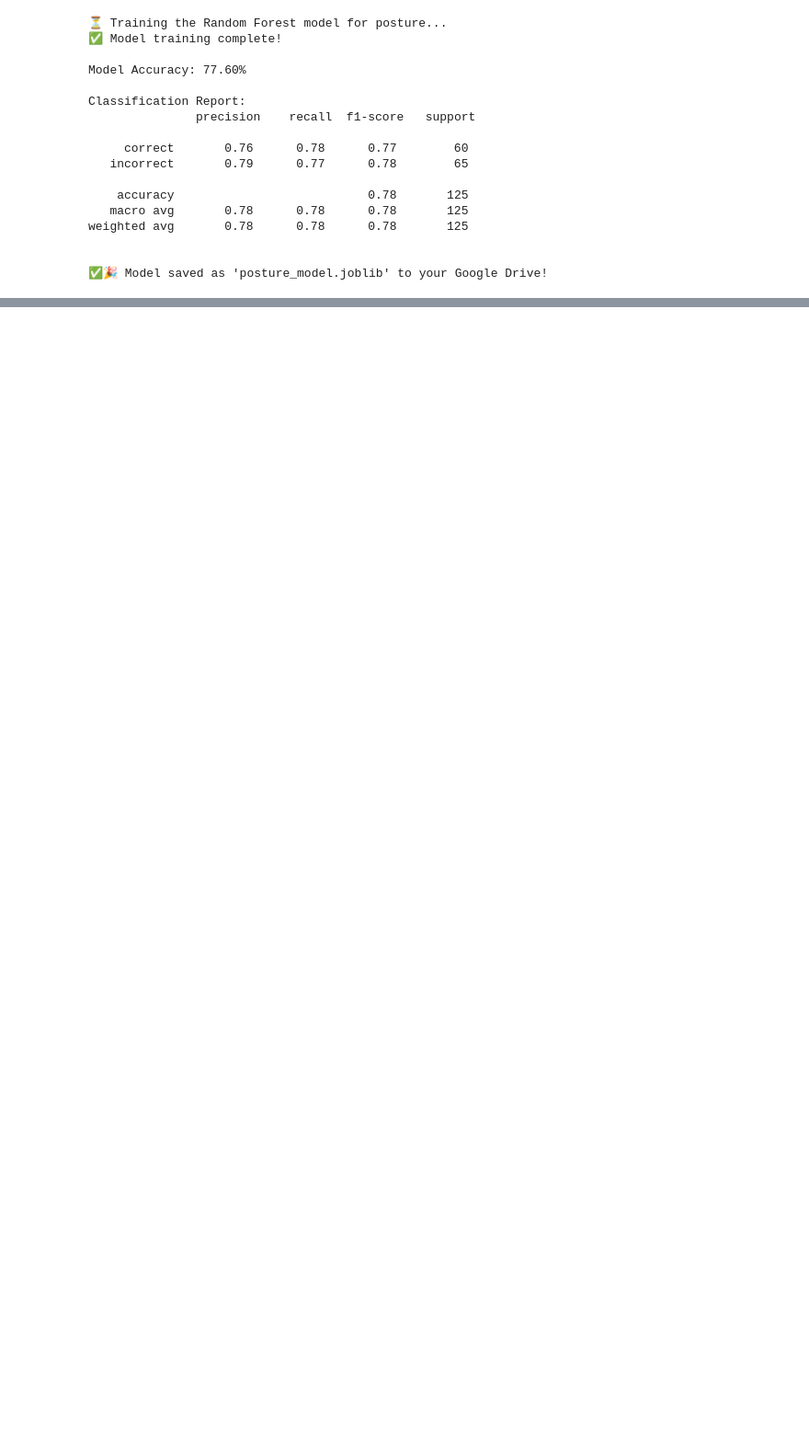
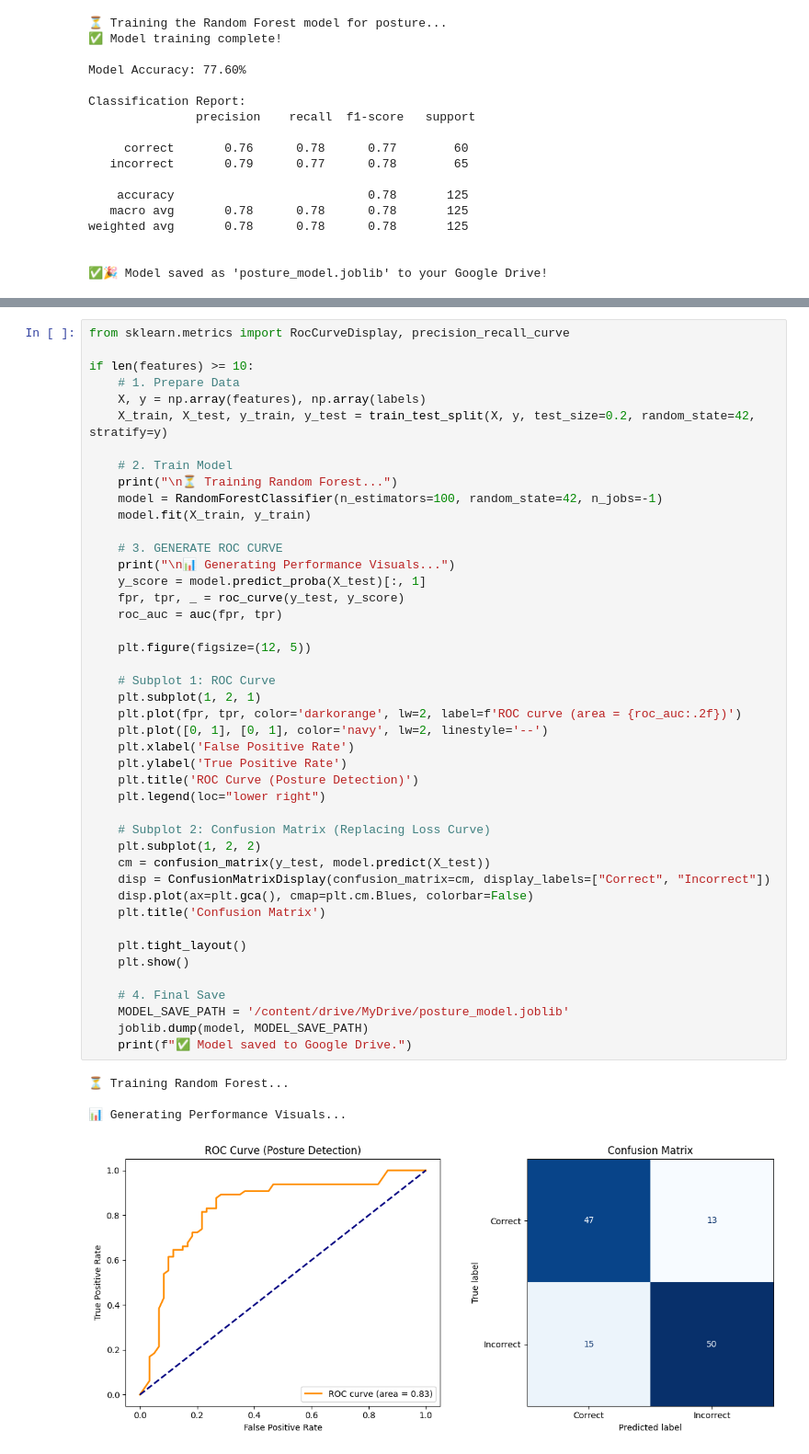
Before and after one commit to avindumihisara0229-code/ErgoSense, a Jupyter notebook: Posture/TrainPosture.ipynb, the cells around one changed output, grey strips where cells are left out. Shown at 92% size. Drawn from its saved outputs; the diff is of its cells as text; blank space fills up the shorter version.

Commit message:
roc curve

```diff
--- a/Posture/TrainPosture.ipynb
+++ b/Posture/TrainPosture.ipynb
@@ -220,0 +205,49 @@ weighted avg       0.78      0.78      0.78       125
+# %%
+from sklearn.metrics import RocCurveDisplay, precision_recall_curve
+
+if len(features) >= 10:
+    # 1. Prepare Data
+    X, y = np.array(features), np.array(labels)
+    X_train, X_test, y_train, y_test = train_test_split(X, y, test_size=0.2, random_state=42, stratify=y)
+
+    # 2. Train Model
+    print("\n⏳ Training Random Forest...")
+    model = RandomForestClassifier(n_estimators=100, random_state=42, n_jobs=-1)
+    model.fit(X_train, y_train)
+
+    # 3. GENERATE ROC CURVE
+    print("\n📊 Generating Performance Visuals...")
+    y_score = model.predict_proba(X_test)[:, 1]
+    fpr, tpr, _ = roc_curve(y_test, y_score)
+    roc_auc = auc(fpr, tpr)
+
+    plt.figure(figsize=(12, 5))
+
+    # Subplot 1: ROC Curve
+    plt.subplot(1, 2, 1)
+    plt.plot(fpr, tpr, color='darkorange', lw=2, label=f'ROC curve (area = {roc_auc:.2f})')
+    plt.plot([0, 1], [0, 1], color='navy', lw=2, linestyle='--')
+    plt.xlabel('False Positive Rate')
+    plt.ylabel('True Positive Rate')
+    plt.title('ROC Curve (Posture Detection)')
+    plt.legend(loc="lower right")
+
+    # Subplot 2: Confusion Matrix (Replacing Loss Curve)
+    plt.subplot(1, 2, 2)
+    cm = confusion_matrix(y_test, model.predict(X_test))
+    disp = ConfusionMatrixDisplay(confusion_matrix=cm, display_labels=["Correct", "Incorrect"])
+    disp.plot(ax=plt.gca(), cmap=plt.cm.Blues, colorbar=False)
+    plt.title('Confusion Matrix')
+
+    plt.tight_layout()
+    plt.show()
+
+    # 4. Final Save
+    MODEL_SAVE_PATH = '/content/drive/MyDrive/posture_model.joblib'
+    joblib.dump(model, MODEL_SAVE_PATH)
+    print(f"✅ Model saved to Google Drive.")
+# %% [output]
+⏳ Training Random Forest...
+
+📊 Generating Performance Visuals...
+[figure, added]
```
Also changed, not shown: parts of 5 cells of this notebook.
